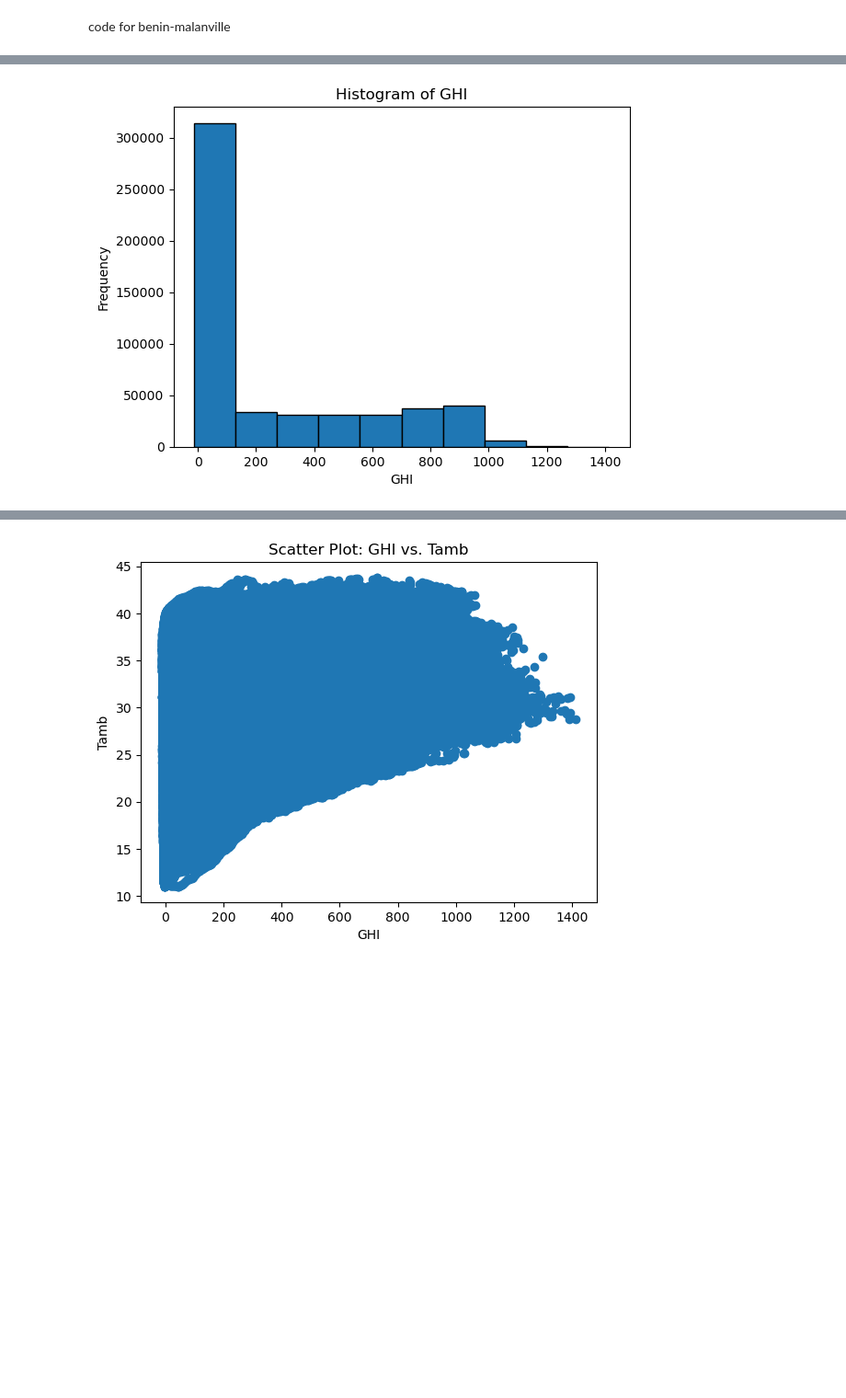
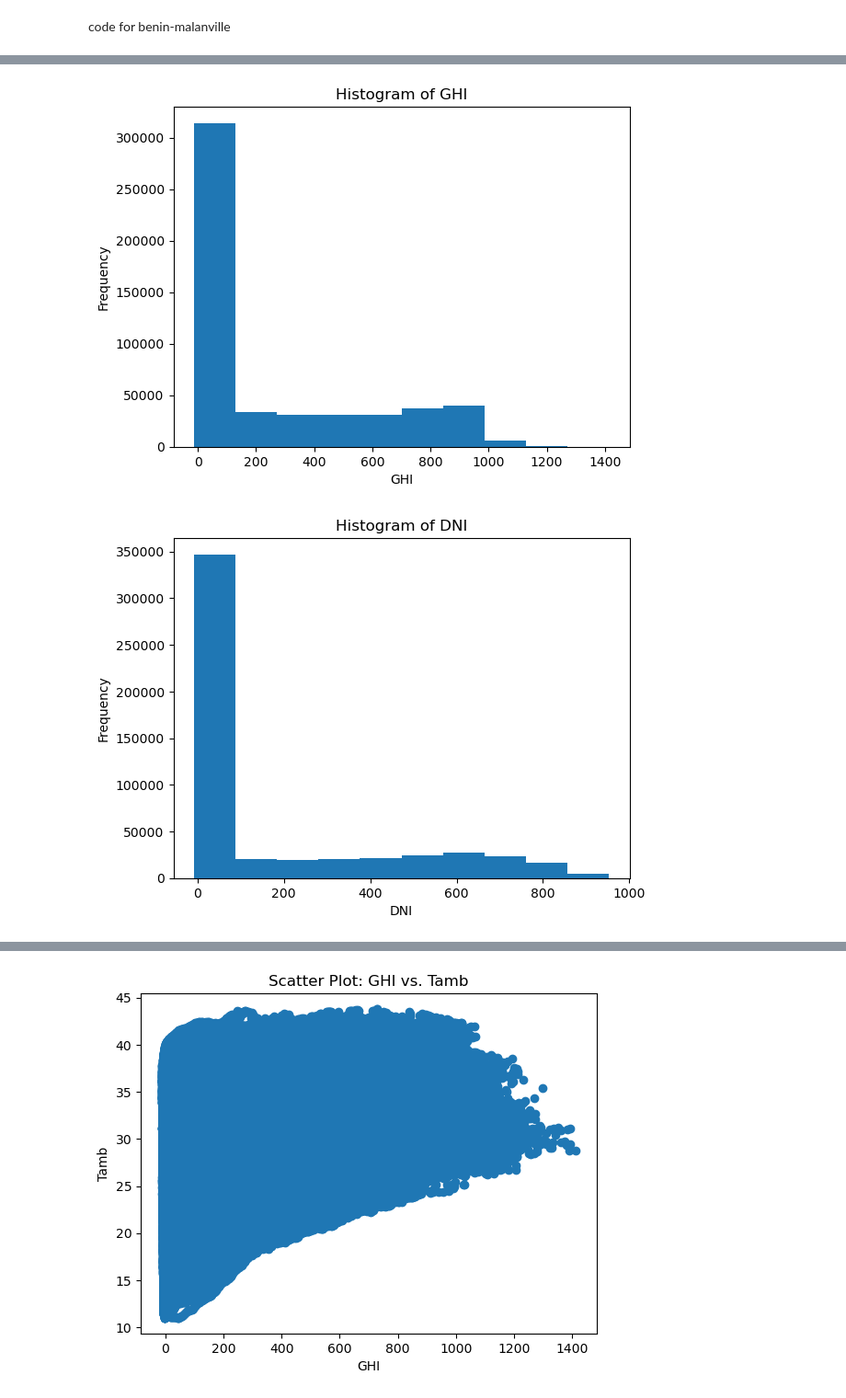
Before and after one commit to jodahe1/MoonLight-Energy-Solutions, a Jupyter notebook: benin-malanville.ipynb, the cells around one changed output, grey strips where cells are left out. Shown: that part at 92% size. Saved outputs shown, nothing was run; the diff lists cells and outputs as text; code cells hidden in the pictures; blank space fills up the shorter version.

```diff
--- a/benin-malanville.ipynb
+++ b/benin-malanville.ipynb
@@ -9,0 +27,11 @@ df = pd.read_csv('benin-malanville.csv')
+# %%
+
+# Check for null values in each column
+columns_with_null = df.columns[df.isnull().any()]
+
+# Drop columns with null values
+df = df.drop(columns_with_null, axis=1)
+
+# Display the updated dataset
+print("Updated Dataset:")
+print(df)
@@ -9,0 +56,6 @@ df = pd.read_csv('benin-malanville.csv')
+# %%
+# Check for duplicate rows
+df.duplicated().sum()
+
+# Drop duplicate rows
+df = df.drop_duplicates()
@@ -65,13 +118,15 @@ Standard Deviation for column DHI: 158.6910738593437
 # %%
-# Create a histogram for column "GHI"
-plt.hist(df['GHI'], bins=10, edgecolor='black')
 
-# Add labels and title
-plt.xlabel('GHI')
-plt.ylabel('Frequency')
-plt.title('Histogram of GHI')
+# Select specific columns for histogram
+columns = ['GHI', 'DNI', 'DHI', 'WS', 'Tamb', 'TModA', 'TModB']
 
-# Display the histogram
-plt.show()
+# Create histograms for each selected column
+for column in columns:
+    plt.hist(df[column], bins=10)  # Adjust the number of bins as needed
+    plt.title(f'Histogram of {column}')
+    plt.xlabel(column)
+    plt.ylabel('Frequency')
+    plt.show()
 # %% [output]
-[figure, old version]
+[figure, new version]
+[figure, added]
```
Also changed, not shown: parts of 7 cells of this notebook.
